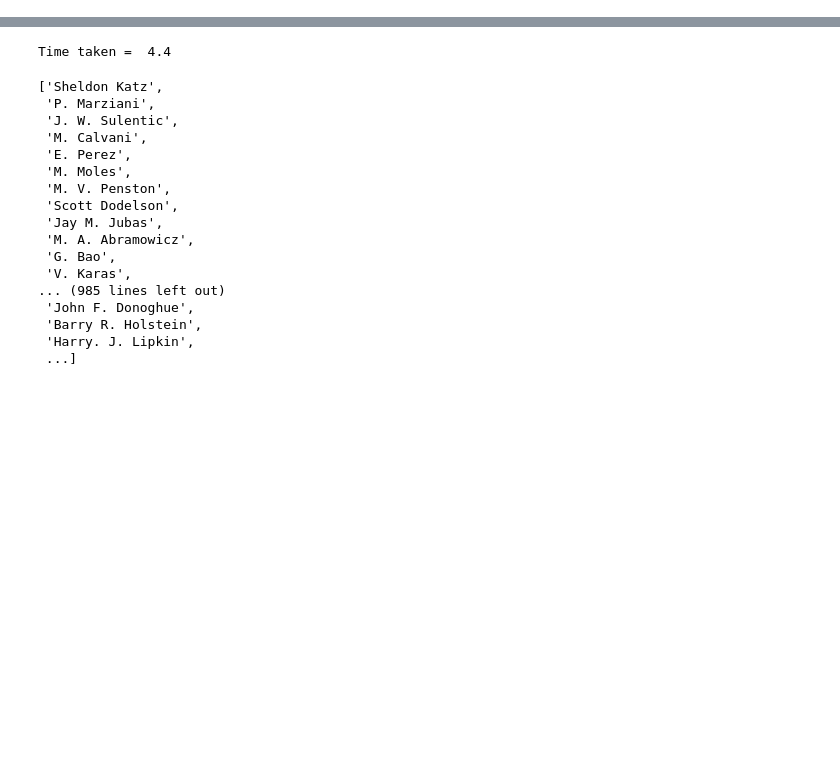
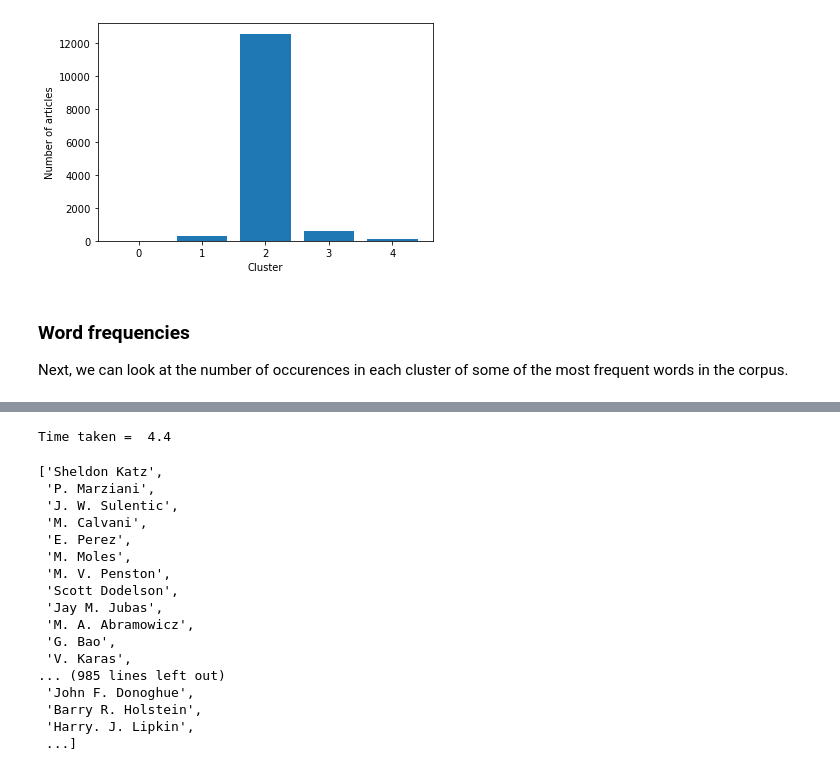
Before and after one commit to burning-river/arxiv_topic_modeling, a Jupyter notebook: astro-ph.ipynb, the cells around one changed output, grey strips where cells are left out. Drawn from its saved outputs; the diff is of its cells as text; code cells hidden in the pictures; blank space fills up the shorter version.

```diff
--- a/astro-ph.ipynb
+++ b/astro-ph.ipynb
@@ -31,0 +144,5 @@ from hlda.sampler import HierarchicalLDA
+# %%
+stopwords = spacy.lang.en.stop_words.STOP_WORDS
+stopwords.union(['-pron-'])
+
+stopwords = set(tokenize_lemma(' '.join(list(stopwords))))
@@ -31,0 +155,12 @@ from hlda.sampler import HierarchicalLDA
+# %%
+max_features = 1000
+
+cv = CountVectorizer(tokenizer=tokenize_lemma,
+                     stop_words=stopwords,
+                      min_df=2, max_df=0.5,
+                      ngram_range=(2,3),
+                      max_features=max_features)
+counts = cv.fit_transform(titles_final)
+
+tf = TfidfTransformer()
+matrix = tf.fit_transform(counts)
@@ -31,0 +173,6 @@ from hlda.sampler import HierarchicalLDA
+# %%
+number_of_clusters = 5
+
+kmc = KMeans(n_clusters=number_of_clusters, n_init=10,
+               random_state=117)  # random_state for consistency
+kmc.fit(matrix)
@@ -31,0 +254,14 @@ from hlda.sampler import HierarchicalLDA
+# %%
+cluster_freq = [(key,value) for key,value in sorted(Counter(kmc.labels_.tolist()).items(),key=lambda item:item[0])]
+# %%
+x = [ent[0] for ent in cluster_freq]
+y = [ent[1] for ent in cluster_freq]
+plt.bar(x,y)
+plt.xlabel('Cluster')
+plt.ylabel('Number of articles');
+# %% [output]
+[figure, added]
+# %% [markdown]
+### Word frequencies
+
+Next, we can look at the number of occurences in each cluster of some of the most frequent words in the corpus.
```
Also changed, not shown: parts of 84 cells of this notebook.
